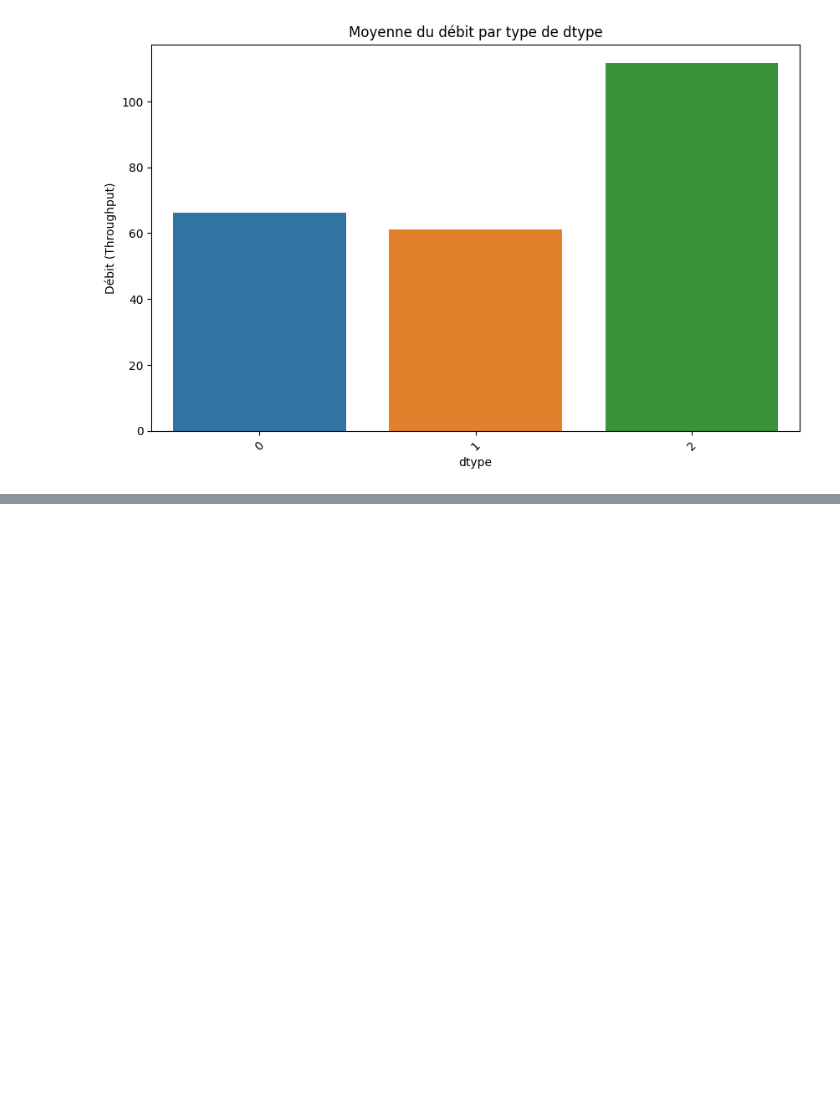
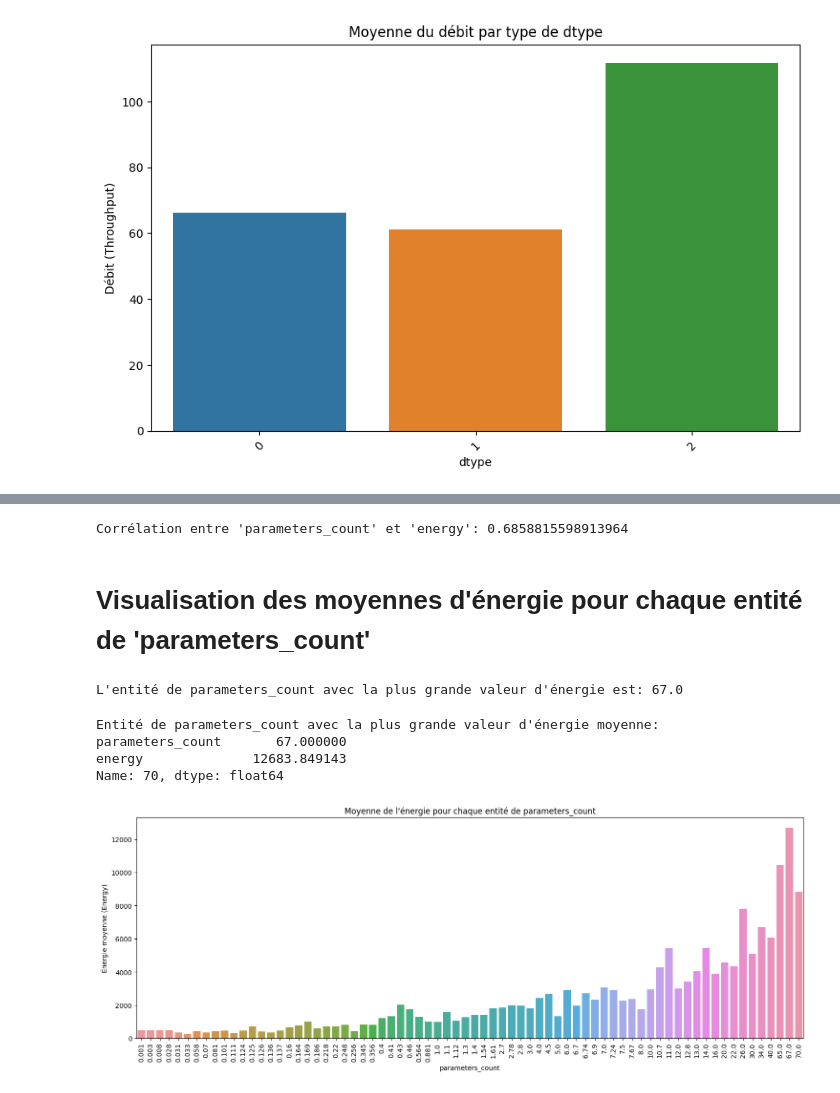
Before and after one commit to dataforgoodfr/12_genai_impact_methodo, a Jupyter notebook: lab/analyse_llm_perf_ajout-nombre-parametres.ipynb, the cells around one changed output, grey strips where cells are left out. Drawn from its saved outputs; the diff is of its cells as text; code cells hidden in the pictures; blank space fills up the shorter version.

```diff
--- a/lab/analyse_llm_perf_ajout-nombre-parametres.ipynb
+++ b/lab/analyse_llm_perf_ajout-nombre-parametres.ipynb
@@ -454,0 +457,50 @@ plt.show()
+# %%
+correlation = df_encoded['parameters_count'].corr(df_encoded['energy'])
+
+print("Corrélation entre 'parameters_count' et 'energy':", correlation)
+
+# Une corrélation positive signifie que lorsque la valeur d'une variable augmente, la valeur de l'autre variable a tendance à augmenter également.La magnitude de la corrélation (0.6858815598913961 dans ce cas) indique la force de la relation entre les deux variables. Une valeur proche de 1 indique une forte corrélation, une valeur proche de 0 indique une corrélation faible, et une valeur proche de -1 indique une corrélation négative forte (c'est-à-dire, lorsque la valeur d'une variable augmente, la valeur de l'autre variable a tendance à diminuer).
+
+# Une corrélation de 0.6858815598913964 entre les variables parameters_count et energy signifie qu'il existe une corrélation positive modérée entre ces deux variables.
+# %% [output]
+Corrélation entre 'parameters_count' et 'energy': 0.6858815598913964
+# %% [markdown]
+# Visualisation des moyennes d'énergie pour chaque entité de 'parameters_count'
+# %%
+# Trouver l'index de la ligne avec la plus grande valeur d'énergie
+max_energy_index = df_encoded['energy'].idxmax()
+
+# Obtenir l'entité de 'parameters_count' correspondant à cet index
+max_energy_parameters_count = df_encoded.loc[max_energy_index,
+                                             'parameters_count']
+
+print("L'entité de parameters_count avec la plus grande valeur d'énergie est:",
+      max_energy_parameters_count)
+# %% [output]
+L'entité de parameters_count avec la plus grande valeur d'énergie est: 67.0
+# %%
+parameters_energy_mean = df_encoded.groupby(
+    'parameters_count')['energy'].mean().reset_index()
+
+max_energy_entity = parameters_energy_mean.loc[parameters_energy_mean['energy'].idxmax(
+)]
+
+print("Entité de parameters_count avec la plus grande valeur d'énergie moyenne:")
+print(max_energy_entity)
+# %% [output]
+Entité de parameters_count avec la plus grande valeur d'énergie moyenne:
+parameters_count       67.000000
+energy              12683.849143
+Name: 70, dtype: float64
+# %%
+# Visualisation
+plt.figure(figsize=(18, 6))  # Augmenter la largeur de la figure
+sns.barplot(x='parameters_count', y='energy', data=parameters_energy_mean)
+plt.title('Moyenne de l\'énergie pour chaque entité de parameters_count')
+plt.xlabel('parameters_count')
+plt.ylabel('Énergie moyenne (Energy)')
+# Rotation des étiquettes de l'axe x et ajustement de la taille de la police
+plt.xticks(rotation=90, fontsize=10)
+plt.show()
+# %% [output]
+[figure, added]
```
Also changed, not shown: parts of 1 cell of this notebook.
